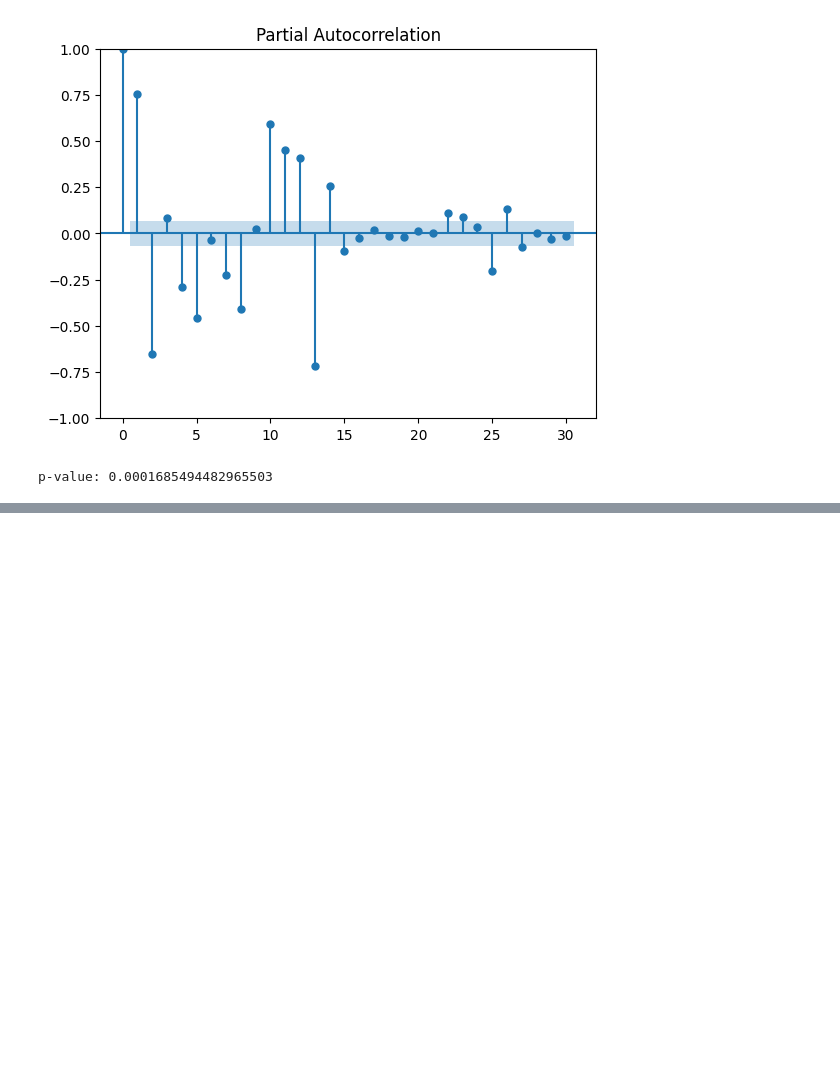
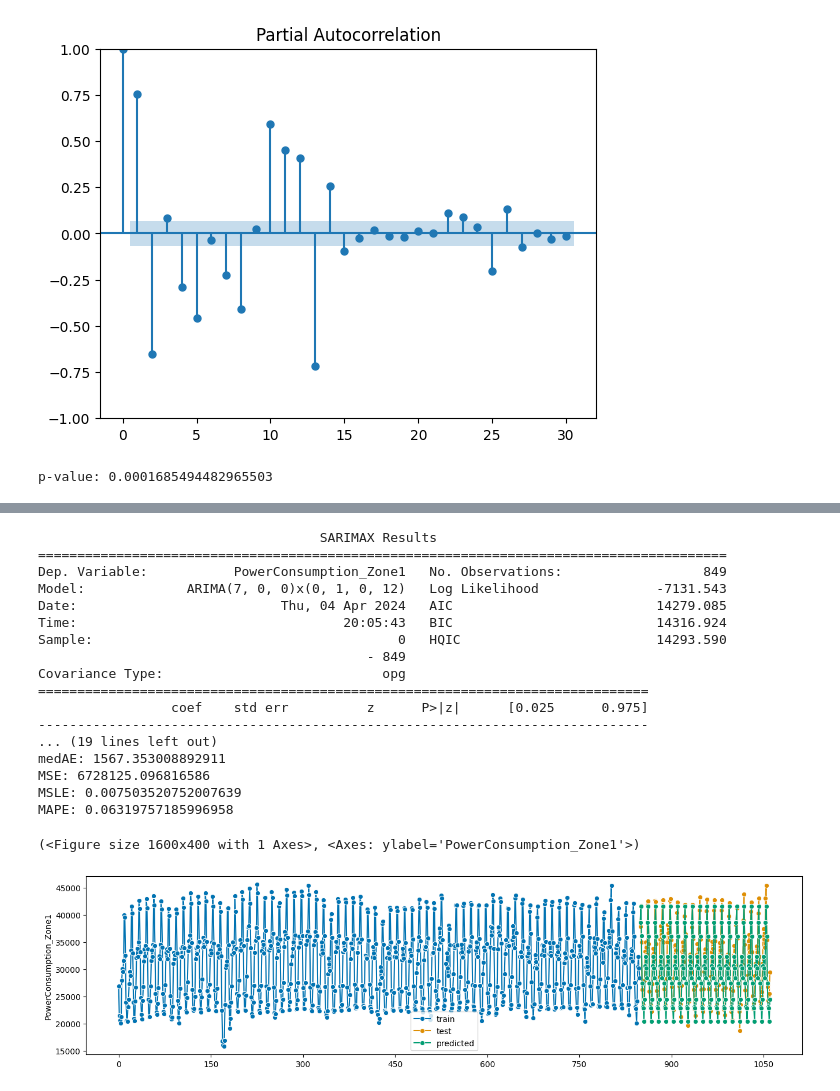
Before and after one commit to InnerShadow/Organization-of-data-processing, a Jupyter notebook: Lab3_5/lab3_5.ipynb, the cells around one changed output, grey strips where cells are left out. Saved outputs shown, nothing was run; the diff lists cells and outputs as text; code cells hidden in the pictures; blank space fills up the shorter version.

```diff
--- a/Lab3_5/lab3_5.ipynb
+++ b/Lab3_5/lab3_5.ipynb
@@ -277,0 +334,30 @@ print(model_fit.summary())
+# %%
+model = ARIMA(df_train['PowerConsumption_Zone1'], order = (7, 0, 0), seasonal_order = (0, 1, 0, 12))
+model_fit = model.fit()
+print(model_fit.summary())
+
+forecast = model_fit.forecast(steps = len(df_test['PowerConsumption_Zone1']))
+predicted_values = forecast
+
+get_metrics(df_test['PowerConsumption_Zone1'], forecast)
+plot_series(df_train['PowerConsumption_Zone1'], df_test['PowerConsumption_Zone1'], predicted_values, labels = ['train', 'test', 'predicted'])
+# %% [output]
+                                    SARIMAX Results
+========================================================================================
+Dep. Variable:           PowerConsumption_Zone1   No. Observations:                  849
+Model:             ARIMA(7, 0, 0)x(0, 1, 0, 12)   Log Likelihood               -7131.543
+Date:                          Thu, 04 Apr 2024   AIC                          14279.085
+Time:                                  20:05:43   BIC                          14316.924
+Sample:                                       0   HQIC                         14293.590
+                                          - 849
+Covariance Type:                            opg
+==============================================================================
+                 coef    std err          z      P>|z|      [0.025      0.975]
+------------------------------------------------------------------------------
+... (19 lines left out)
+medAE: 1567.353008892911
+MSE: 6728125.096816586
+MSLE: 0.007503520752007639
+MAPE: 0.06319757185996958
+(<Figure size 1600x400 with 1 Axes>, <Axes: ylabel='PowerConsumption_Zone1'>)
+[figure, added]
```
Also changed, not shown: parts of 16 cells of this notebook.
